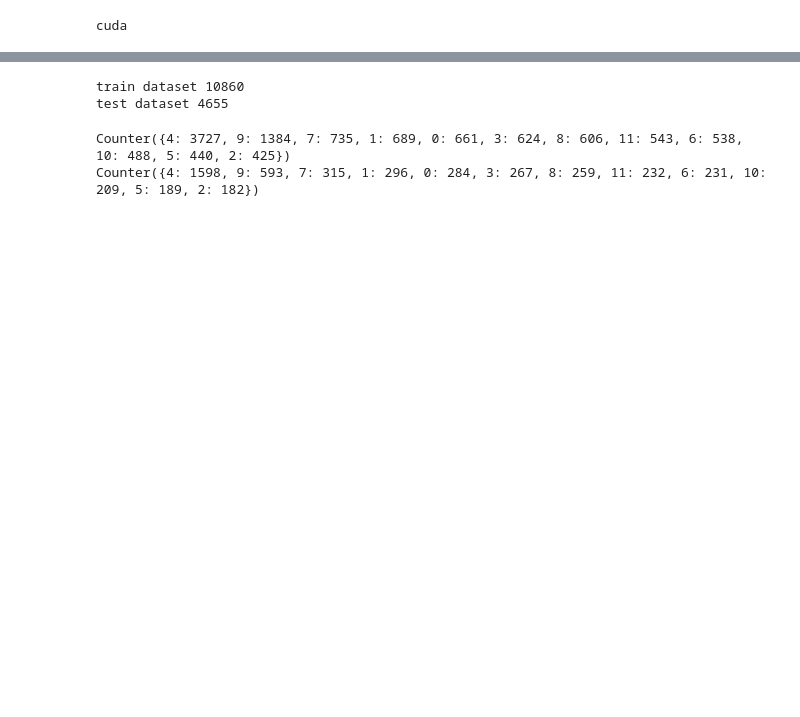
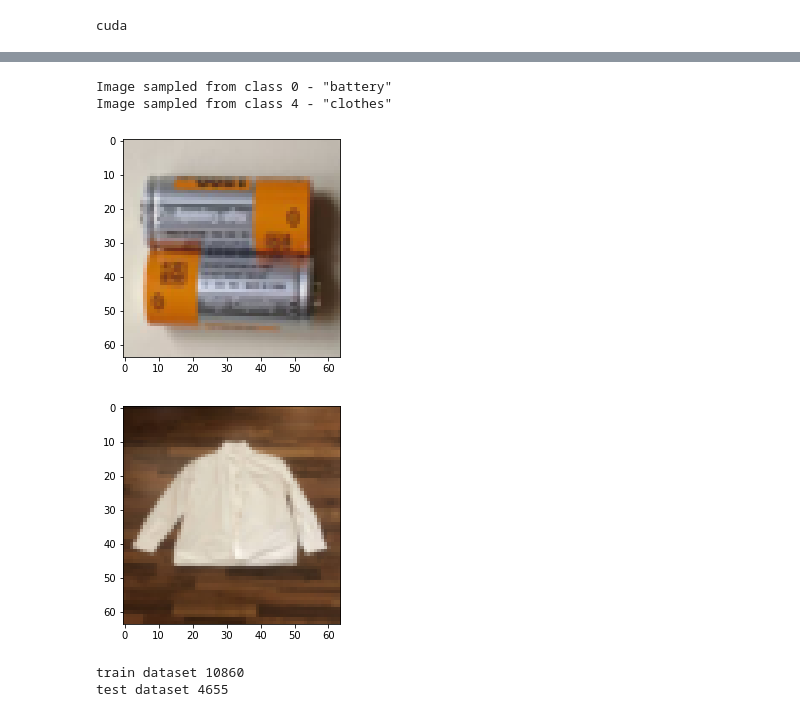
Before and after one commit to krsnvijay/COMP-6771-garbage-classification, a Jupyter notebook: garbage_classifier.ipynb, the cells around one changed output, grey strips where cells are left out. Cells and saved outputs as stored; diff of their text form; code cells hidden in the pictures; blank space fills up the shorter version.

```diff
--- a/garbage_classifier.ipynb
+++ b/garbage_classifier.ipynb
@@ -32,9 +32,12 @@ LOSS_FN = nn.CrossEntropyLoss()
 # %% [output]
 cuda
 # %%
-transformations = transforms.Compose([transforms.Resize((64, 64)), transforms.ToTensor()])
+# Resize images before passing it to the model
+transformations = transforms.Compose([transforms.Resize((64, 64)),
+                                      transforms.ToTensor()])
 dataset = ImageFolder(DATASET_DIR, transform = transformations)
 CLASSES = dataset.class_to_idx.keys()
-print('total dataset',len(dataset))
-print(dataset.class_to_idx)
+print('Total dataset',len(dataset))
+print('Classes')
+display(dataset.class_to_idx)
 # %% [output]
@@ -43,7 +58,16 @@ total dataset 15515
 # %%
 def imshow(image):
+    plt.figure()
     plt.imshow(image[0].permute(1, 2, 0))
     print(f'Image sampled from class {image[1]} - "{dataset.classes[image[1]]}"')
+
+imshow(dataset[0])
+imshow(dataset[7000])
+# %% [output]
+Image sampled from class 0 - "battery"
+Image sampled from class 4 - "clothes"
+[figure, added]
+[figure, added]
 # %%
 all_idxs = np.arange(len(dataset))
 train_idxs, test_idxs = train_test_split(all_idxs, test_size=0.3,stratify=dataset.targets, random_state=0)
@@ -54,9 +78,3 @@ print('test dataset',len(test_idxs))
 # %% [output]
 train dataset 10860
 test dataset 4655
-# %%
-print(Counter(train_labels))
-print(Counter(test_labels))
-# %% [output]
-Counter({4: 3727, 9: 1384, 7: 735, 1: 689, 0: 661, 3: 624, 8: 606, 11: 543, 6: 538, 10: 488, 5: 440, 2: 425})
-Counter({4: 1598, 9: 593, 7: 315, 1: 296, 0: 284, 3: 267, 8: 259, 11: 232, 6: 231, 10: 209, 5: 189, 2: 182})
```
Also changed, not shown: parts of 10 cells of this notebook.
